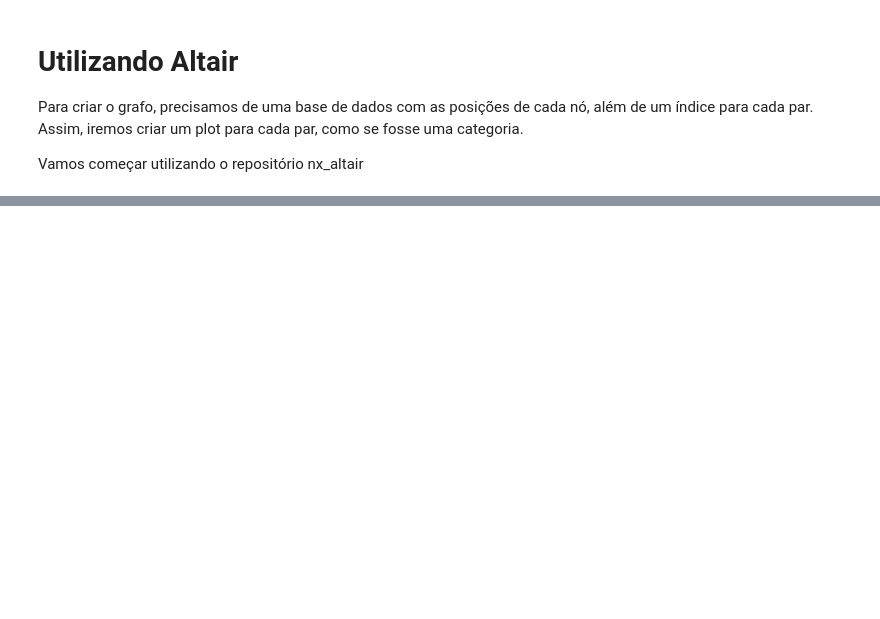
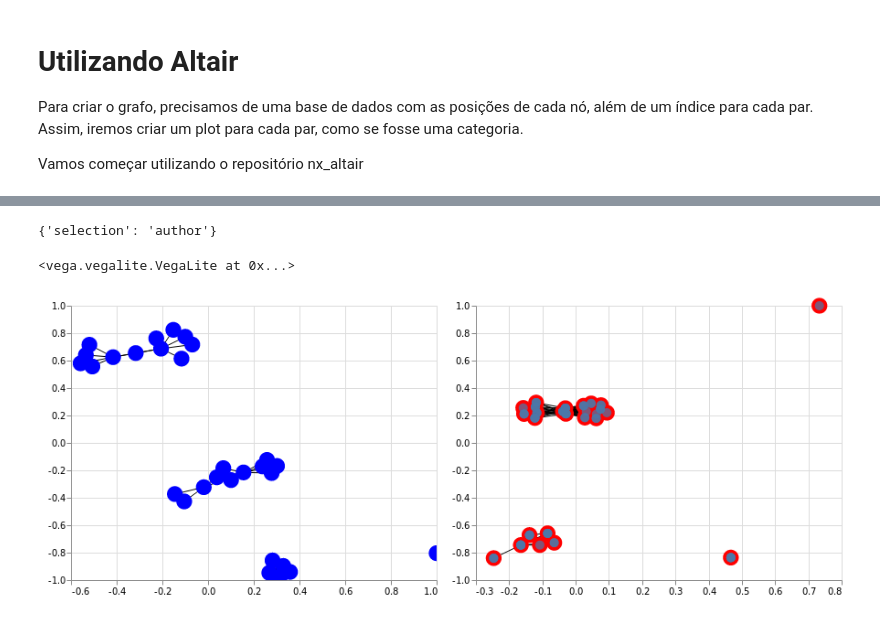
Before and after one commit to davibarreira/FDS-Homeworks, a Jupyter notebook: SandBox_Network.ipynb, the cells around one changed output, grey strips where cells are left out. Drawn from its saved outputs; the diff is of its cells as text; code cells hidden in the pictures; blank space fills up the shorter version.

```diff
--- a/SandBox_Network.ipynb
+++ b/SandBox_Network.ipynb
@@ -166,0 +188,13 @@ edges+nodes | chart_papers.layer[1]
+# %%
+pos_x_papers=[]
+pos_y_papers=[]
+pos_papers = nx.spring_layout(G_papers)
+for i in list(pos_papers.values()):
+    pos_x_papers.append(i[0])
+    pos_y_papers.append(i[1])
+df_papers['x_pos'] = pos_x_papers
+df_papers['y_pos'] = pos_y_papers
+# %%
+df_chart_papers = pd.merge(df,df_papers,on='paper_id')
+# %%
+df_chart_papers['author_name'] = df_chart_papers['authors_x']
@@ -167,3 +210,39 @@ edges+nodes | chart_papers.layer[1]
+# %%
+interval = alt.selection_multi(encodings=['x','y'])
+interval = alt.selection_multi(name='author',fields=['author_name'])
+brush    = alt.selection_multi(encodings=['x','y'])
+
+pos_authors = nx.spring_layout(G_authors)
+chart_authors = draw_networkx(G_authors,pos_authors,node_tooltip='author_name').interactive()
+
+edges = chart_authors.layer[0]
+nodes = chart_authors.layer[1].encode(
+    fill = alt.condition(interval,alt.value('blue'),alt.value('lightgray')),
+).properties(selection=interval)
+
+# nodes = chart_authors.layer[1].transform_filter(alt.datum.author_name==interval.ref())
+# nodes = chart_authors.layer[1].transform_filter("datum.author_name=author_author_name")
+
+# pos_papers = nx.spring_layout(G_papers)
+chart_papers  = draw_networkx(
+    G_papers,
+    pos_papers,
+    node_tooltip=['authors','paper_name']
+)
+chart_int = alt.Chart(df_chart_papers).mark_circle(size=100).encode(
+    x = 'x_pos',
+    y = 'y_pos',
+    tooltip = 'paper_name_x'
+#     color = alt.condition(interval,'y',alt.value('lightgray'))
+).transform_filter(interval)
+
+print(interval.ref())
+# edges+nodes | chart_papers.layer[0]+chart_papers.layer[1]
+edges+nodes | chart_papers.layer[0]+chart_papers.layer[1]+chart_int
+# %% [output]
+{'selection': 'author'}
+<vega.vegalite.VegaLite at 0x...>
+[figure, added]
 # %%
 def to_pandas_nodes(G, pos):
     """Convert Graph nodes to pandas DataFrame that's readable to Altair.
```
Also changed, not shown: parts of 10 cells of this notebook.
